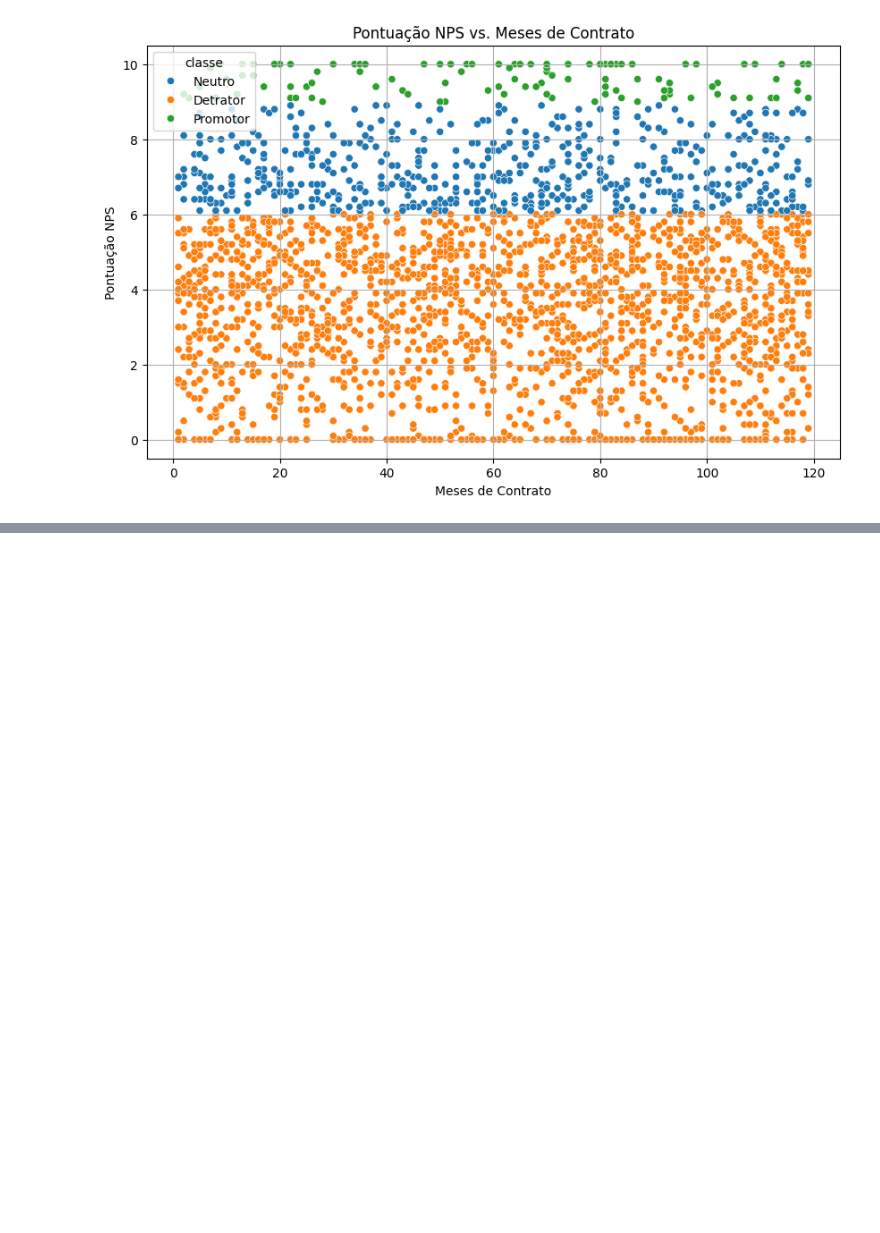
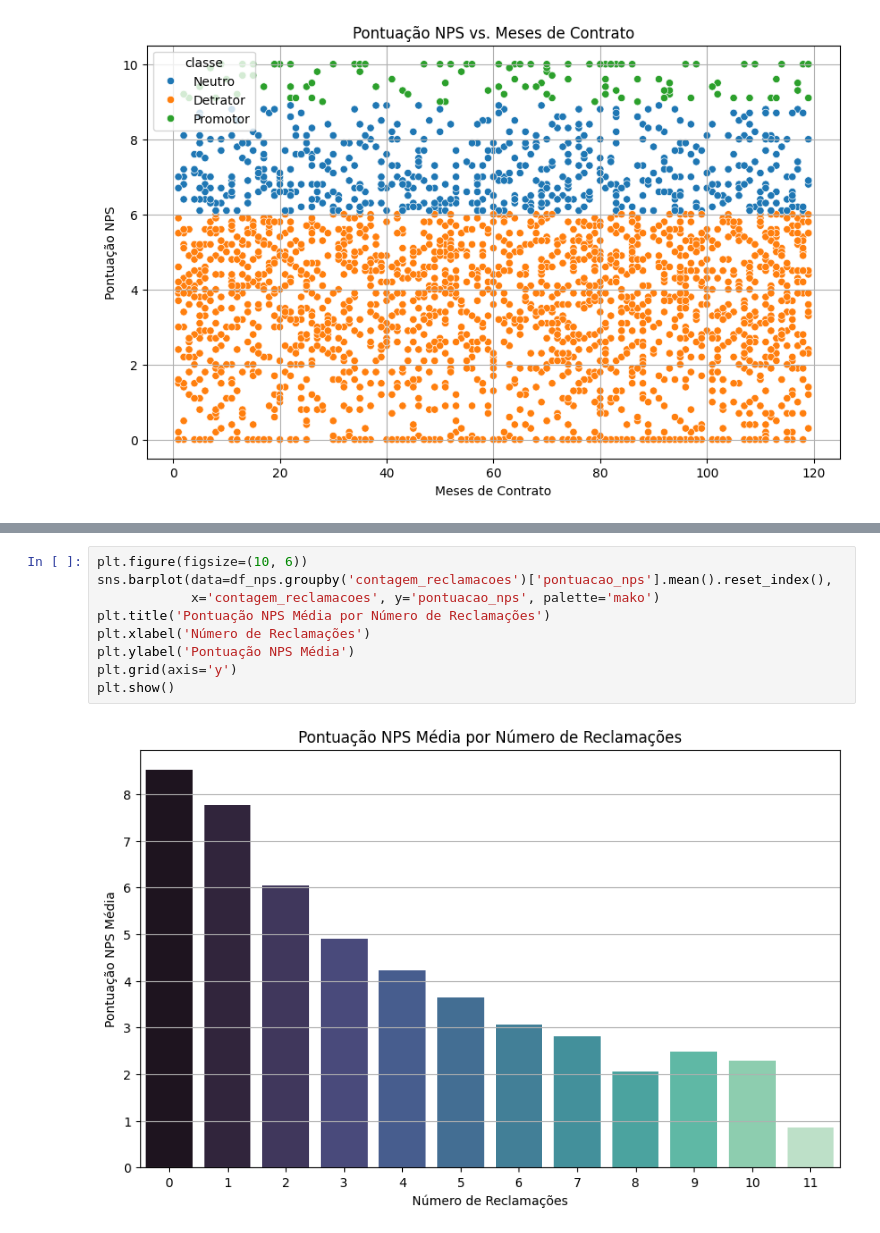
Before and after one commit to mikiube/Fase-1, a Jupyter notebook: desafio_1.ipynb, the cells around one changed output, grey strips where cells are left out. Drawn from its saved outputs; the diff is of its cells as text; blank space fills up the shorter version.

```diff
--- a/desafio_1.ipynb
+++ b/desafio_1.ipynb
@@ -265,0 +279,11 @@ plt.show()
+# %%
+plt.figure(figsize=(10, 6))
+sns.barplot(data=df_nps.groupby('contagem_reclamacoes')['pontuacao_nps'].mean().reset_index(),
+            x='contagem_reclamacoes', y='pontuacao_nps', palette='mako')
+plt.title('Pontuação NPS Média por Número de Reclamações')
+plt.xlabel('Número de Reclamações')
+plt.ylabel('Pontuação NPS Média')
+plt.grid(axis='y')
+plt.show()
+# %% [output]
+[figure, added]
```
Also changed, not shown: parts of 3 cells of this notebook.
